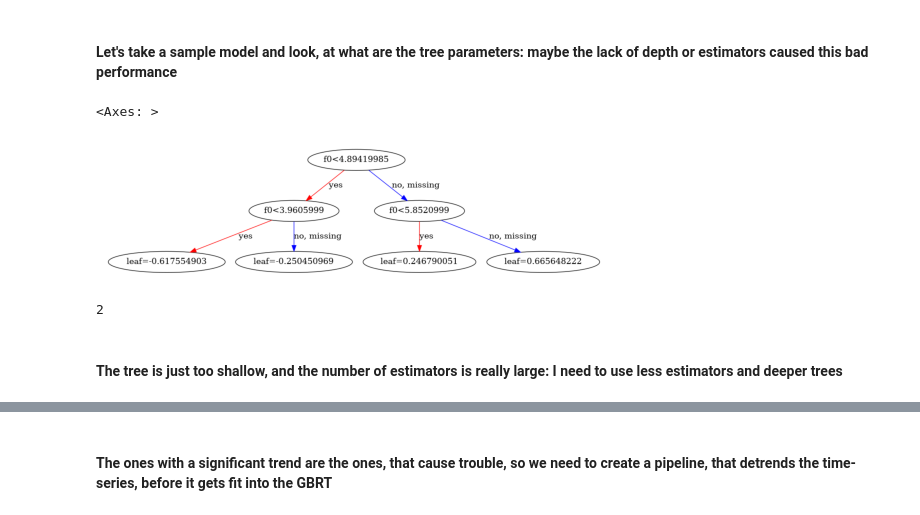
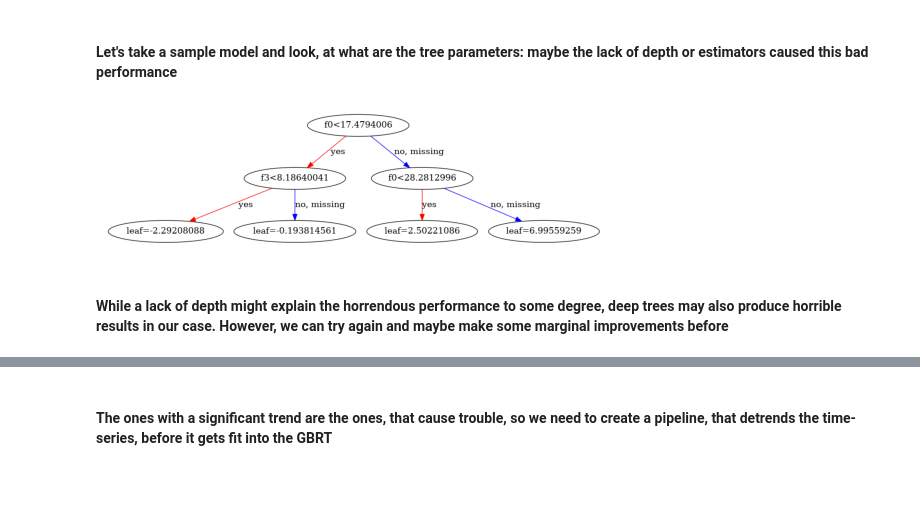
Before and after one commit to lukasjanusauskas/forex, a Jupyter notebook: notebooks/modelling.ipynb, the cells around one changed output, grey strips where cells are left out. Drawn from its saved outputs; the diff is of its cells as text; code cells hidden in the pictures; blank space fills up the shorter version.

```diff
--- a/notebooks/modelling.ipynb
+++ b/notebooks/modelling.ipynb
@@ -284,17 +273,13 @@ array([ 7.15937832e-02,  2.82019513e-01,  5.63990959e-01, -7.01330972e-01,
 #### We can see, that it is not the problem, the number of features probably didn't cause such horrible performance
 # %% [markdown]
 #### Let's take a sample model and look, at what are the tree parameters: maybe the lack of depth or estimators caused this bad performance
-# %%
-xgboost.plot_tree(models[3])
-# %% [output]
-<Axes: >
-[figure, removed]
-# %%
-models[0].max_depth
-# %% [output]
-2
-# %% [markdown]
-#### The tree is just too shallow, and the number of estimators is really large: I need to use less estimators and deeper trees
+# %%
+for j in filter(lambda key: scores[key] < -5, scores):
+  xgboost.plot_tree(models[j])
+# %% [output]
+[figure, added]
+# %% [markdown]
+#### While a lack of depth might explain the horrendous performance to some degree, deep trees may also produce horrible results in our case. However, we can try again and maybe make some marginal improvements before
 # %%
 params = {
   'n_estimators': np.arange(5, 15, step=5),
```
Also changed, not shown: parts of 35 cells of this notebook.
